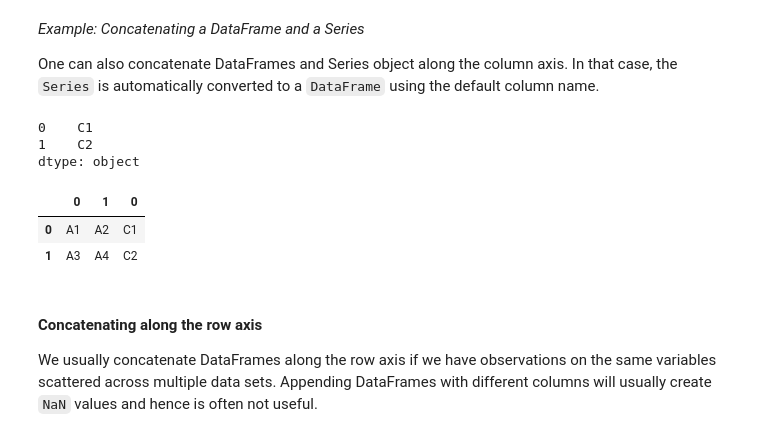
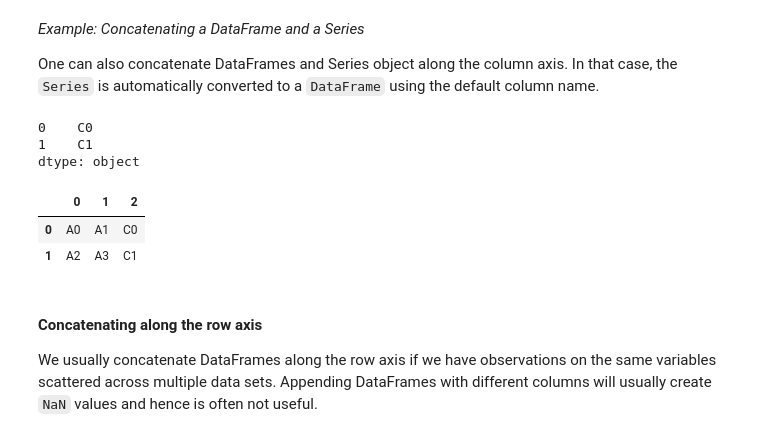
Before and after one commit to vladgalan/TECH2-H25, a Jupyter notebook: lectures/lecture5/lecture5.ipynb, the cells around one changed output. Drawn from its saved outputs; the diff is of its cells as text; code cells hidden in the pictures.

```diff
--- a/lectures/lecture5/lecture5.ipynb
+++ b/lectures/lecture5/lecture5.ipynb
@@ -132,7 +150,7 @@ In this example, we create two DataFrames with two and three columns, respective
 import numpy as np
 
 # Create 2 x 2 array of string data
-data_a = np.array(('A1', 'A2', 'A3', 'A4')).reshape((2, 2))
+data_a = np.array([f'A{i}' for i in range(4)]).reshape((2, 2))
 
 df_a = pd.DataFrame(data_a)
 df_a
@@ -188,19 +215,19 @@ The new `DataFrame` then has a so-called hierarchical column index.
 
 One can also concatenate DataFrames and Series object along the column axis. In that case, the `Series` is automatically converted to a `DataFrame` using the default column name.
 # %%
-s = pd.Series(['C1', 'C2'])
+s = pd.Series(['C0', 'C1'])
 s
 # %% [output]
-0    C1
-1    C2
+0    C0
+1    C1
 dtype: object
 # %%
 # Concatenate DataFrame and Series
-pd.concat((df_a, s), axis=1)
+pd.concat((df_a, s), axis=1, ignore_index=True)
 # %% [output]
-|  | 0 | 1 | 0 |
-| 0 | A1 | A2 | C1 |
-| 1 | A3 | A4 | C2 |
+|  | 0 | 1 | 2 |
+| 0 | A0 | A1 | C0 |
+| 1 | A2 | A3 | C1 |
 # %% [markdown]
 #### Concatenating along the row axis
 
```
Also changed, not shown: parts of 44 cells of this notebook, 1 other file.
